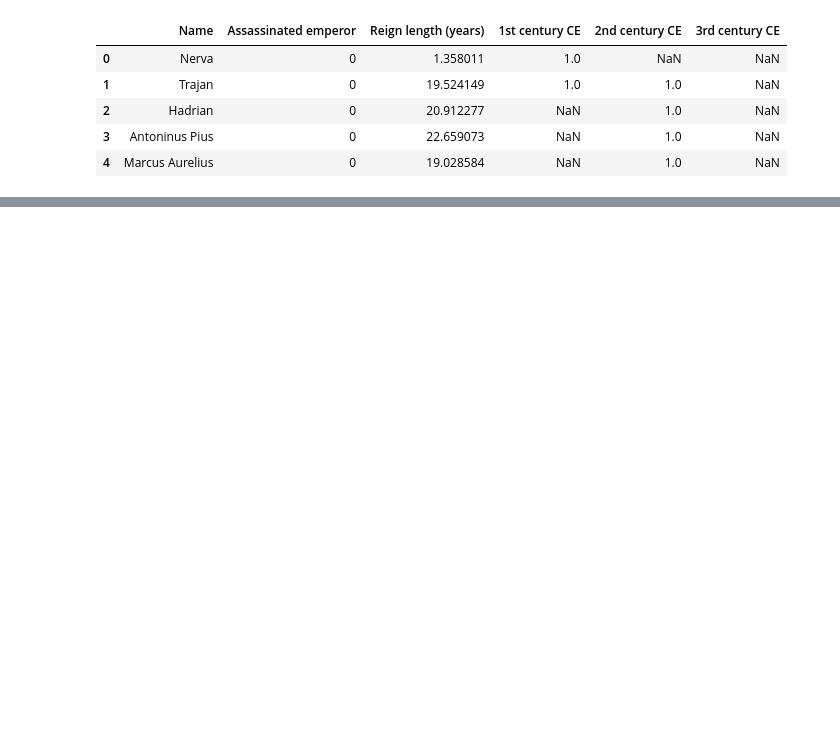
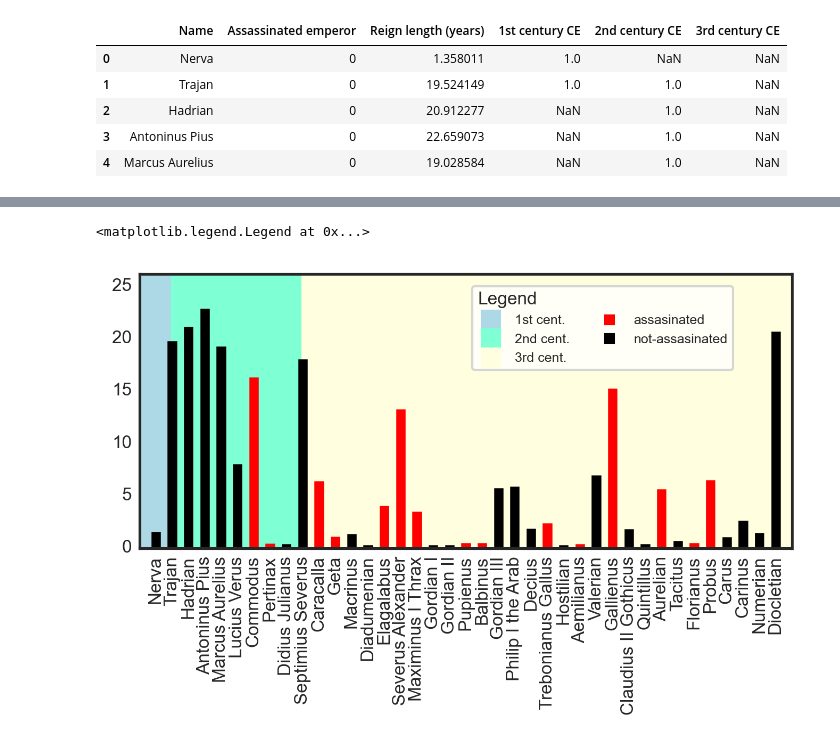
Before and after one commit to sdam-au/coins, a Jupyter notebook: scripts/0_emperors.ipynb, the cells around one changed output, grey strips where cells are left out. Cells and saved outputs as stored; diff of their text form; code cells hidden in the pictures; blank space fills up the shorter version.

```diff
--- a/scripts/0_emperors.ipynb
+++ b/scripts/0_emperors.ipynb
@@ -3,3 +4,14 @@ import pandas as pd
+# %%
+# global parameters for plots
+plt.style.use("seaborn-v0_8-white")
+plt.rcParams['figure.figsize'] = (4.5, 3)
+plt.rcParams['figure.dpi'] = 300
+plt.rcParams["font.family"] = "sans-serif"
+
+plt.rcParams['font.size'] = 8
+def save_figure(fig, fig_name):
+    fig.savefig("../figures/" + fig_name + ".tiff")
+    fig.savefig("../figures/" + fig_name + ".png")
 # %%
-emprerors = pd.read_csv("../data/Emperors_lengths.csv", sep=";")
+emperors = pd.read_csv("../data/Emperors_lengths.csv", sep=";")
 # %%
@@ -13,0 +46,11 @@ emprerors.head(5)
+# %%
+cents = [
+    [-1,1, "lightblue"],
+    [1,9, "aquamarine"],
+    [9, len(emperors)+1, "lightyellow"]
+]
+# %%
+edgecolors = ["black" if a==0 else "red" for a in emperors["Assassinated emperor"]]
+fillcolor = ["black" if a==0 else "red" for a in emperors["Assassinated emperor"]]
+
+edgecolors[:10]
@@ -13,0 +68,23 @@ emprerors.head(5)
+# %%
+fig, ax = plt.subplots(tight_layout=True)
+
+for cent in cents:
+    ax.axvspan(cent[0], cent[1], color=cent[2])
+
+ax.bar(x=emperors.index, height=emperors["Reign length (years)"], color=fillcolor, width=0.5, linewidth=0.6, edgecolor=edgecolors)
+ax.set_xticks(emperors.index)
+ax.set_xticklabels(emperors["Name"], rotation=90, fontsize=8)
+ax.set_xlim(emperors.index[0]-1, emperors.index[-1]+1)
+ax.set_ylim(-0.2,26)
+
+labels = ["1st cent.", "2nd cent.", "3rd cent.", "assasinated", "not-assasinated"]
+markers = [plt.Line2D([0,0],[0,0],color=cent[2], marker='s', markersize=8, linestyle='') for cent in cents]
+markers += [plt.Line2D([0,0],[0,0],color="red", marker='s', markersize=4, linestyle='')]
+markers += [plt.Line2D([0,0],[0,0],color="black", marker='s', markersize=4, linestyle='')]
+
+
+ax.legend(markers, labels, numpoints=1, title="Legend", fontsize=6, bbox_to_anchor=(0.5,0.98), frameon=True,alignment="left", loc="upper left", facecolor="white", ncols=2)
+#ax.axis("off")
+# %% [output]
+<matplotlib.legend.Legend at 0x...>
+[figure, added]
```
Also changed, not shown: parts of 5 cells of this notebook, 16 other files.
